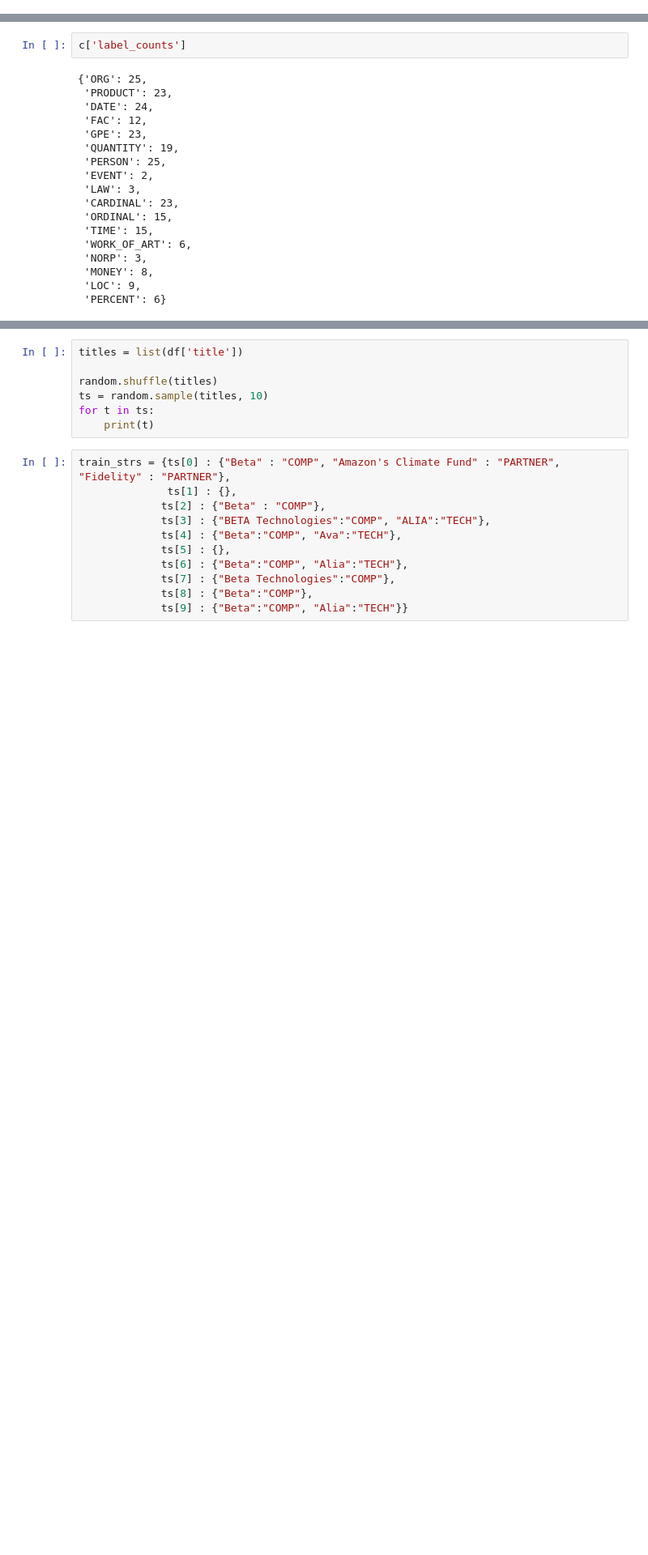
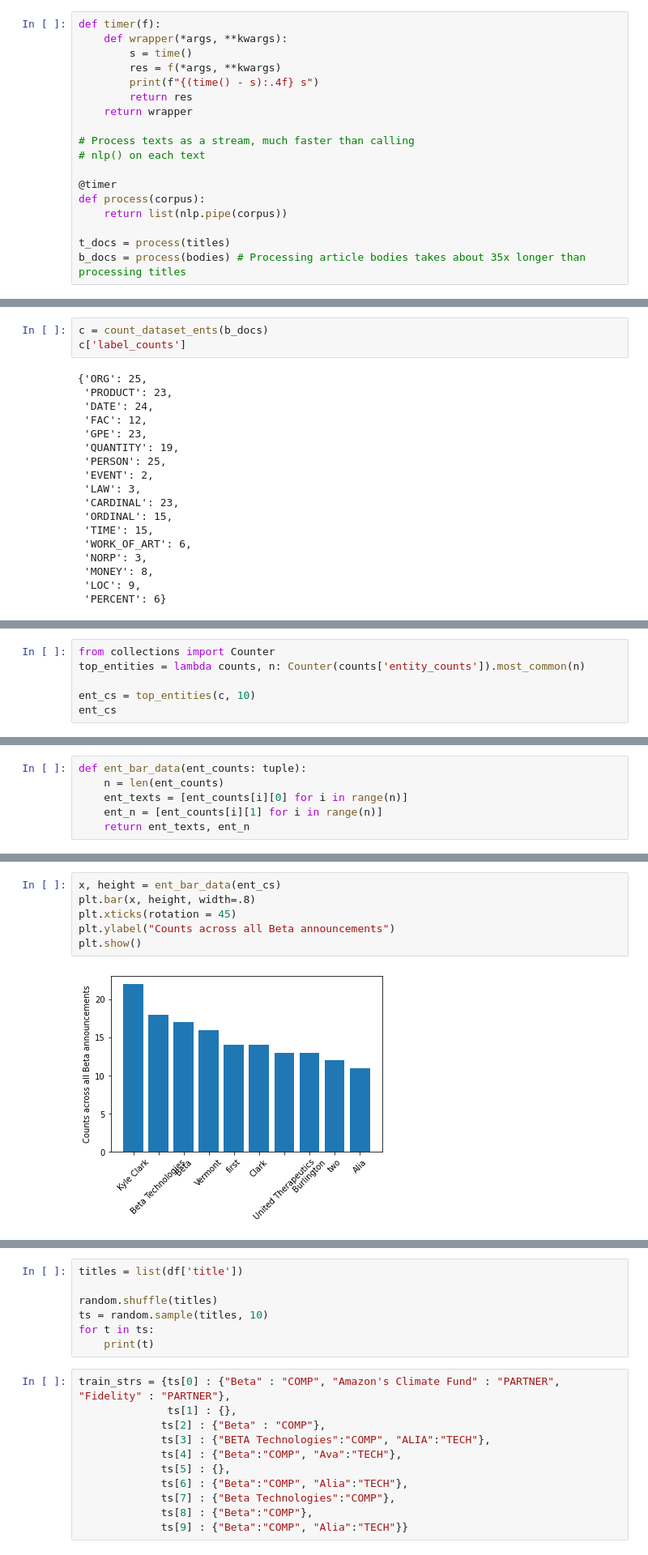
Before and after one commit to t-flora/news-ml, a Jupyter notebook: ner/ner-custom.ipynb, the cells around one changed output, grey strips where cells are left out. Shown at 81% size. Saved outputs shown, nothing was run; the diff lists cells and outputs as text; blank space fills up the shorter version.

```diff
--- a/ner/ner-custom.ipynb
+++ b/ner/ner-custom.ipynb
@@ -65,0 +76,18 @@ b_docs = list(nlp.pipe(bodies))
+# %%
+def timer(f):
+    def wrapper(*args, **kwargs):
+        s = time()
+        res = f(*args, **kwargs)
+        print(f"{(time() - s):.4f} s")
+        return res
+    return wrapper
+
+# Process texts as a stream, much faster than calling
+# nlp() on each text
+
+@timer
+def process(corpus):
+    return list(nlp.pipe(corpus))
+
+t_docs = process(titles)
+b_docs = process(bodies) # Processing article bodies takes about 35x longer than processing titles
@@ -140,4 +210,5 @@ c = count_dataset_ents(grouped_ents)
 # %%
+c = count_dataset_ents(b_docs)
 c['label_counts']
 # %% [output]
 {'ORG': 25,
@@ -168,0 +360,6 @@ print(len(all_orgs), type(all_orgs[20]))
+# %%
+from collections import Counter
+top_entities = lambda counts, n: Counter(counts['entity_counts']).most_common(n)
+
+ent_cs = top_entities(c, 10)
+ent_cs
@@ -168,0 +377,6 @@ print(len(all_orgs), type(all_orgs[20]))
+# %%
+def ent_bar_data(ent_counts: tuple):
+    n = len(ent_counts)
+    ent_texts = [ent_counts[i][0] for i in range(n)]
+    ent_n = [ent_counts[i][1] for i in range(n)]
+    return ent_texts, ent_n
@@ -169,3 +386,11 @@ print(len(all_orgs), type(all_orgs[20]))
+# %%
+x, height = ent_bar_data(ent_cs)
+plt.bar(x, height, width=.8)
+plt.xticks(rotation = 45)
+plt.ylabel("Counts across all Beta announcements")
+plt.show()
+# %% [output]
+[figure, added]
 # %%
 grouped_ents
 # %% [output]
```
Also changed, not shown: parts of 29 cells of this notebook, 9 other files.
